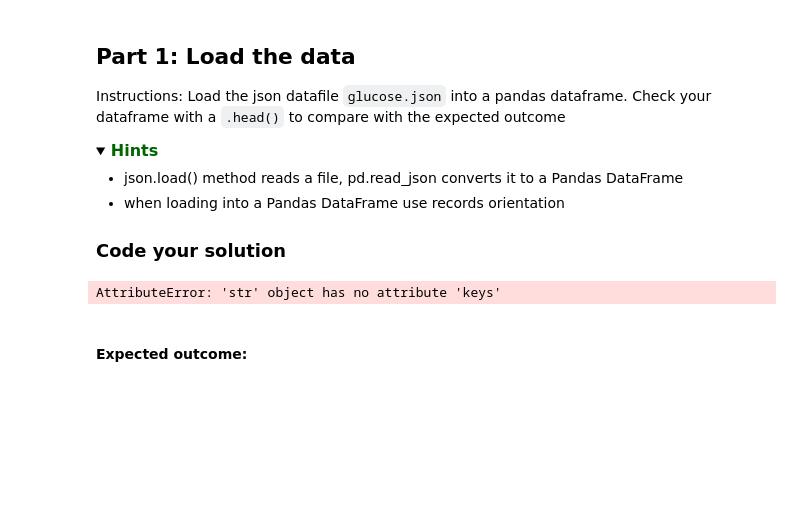
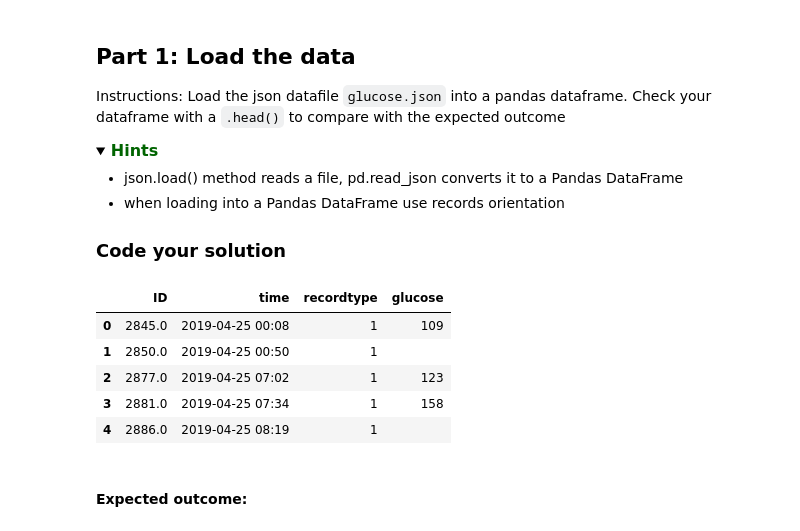
Before and after one commit to HendrikReitsma/DSLS, a Jupyter notebook: prog1/Assignment_week_02.ipynb, the cells around one changed output. Drawn from its saved outputs; the diff is of its cells as text; code cells hidden in the pictures; folded sections open; blank space fills up the shorter version.

```diff
--- a/prog1/Assignment_week_02.ipynb
+++ b/prog1/Assignment_week_02.ipynb
@@ -46,28 +46,38 @@ Instructions: Load the json datafile `glucose.json` into a pandas dataframe. Che
 # %%
 # CODE YOUR SOLUTION HERE
 import numpy as np
 import pandas as pd
-import bokeh
 import json
 
 
-f = open('data/glucose.json')
-data = json.load(f)
+with open('data/glucose.json') as f:
+    f = json.load(f)    #f is a string
+    data = pd.read_json(f)
+    # data = json.loads(f)    #data is a list
+    # data = json.loads(json.load(f))
 # print(data)
 # print(type(data))
 
-print(data.keys())
-a = data['ID'][0]
-print(a.keys())
+df = pd.DataFrame(data)
+df.head()
+
+# print(data[0].keys())
+# a = data['ID'][0]
+# print(a.keys())
 
 
 # f
 # data = json.load(f)
 # data
 # print(type(data))
 # print(data.keys())
 # %% [output]
-AttributeError: 'str' object has no attribute 'keys'
+|  | ID | time | recordtype | glucose |
+| 0 | 2845.0 | 2019-04-25 00:08 | 1 | 109 |
+| 1 | 2850.0 | 2019-04-25 00:50 | 1 |  |
+| 2 | 2877.0 | 2019-04-25 07:02 | 1 | 123 |
+| 3 | 2881.0 | 2019-04-25 07:34 | 1 | 158 |
+| 4 | 2886.0 | 2019-04-25 08:19 | 1 |  |
 # %% [markdown]
 #### Expected outcome:
 # %% [raw]
```
Also changed, not shown: parts of 8 cells of this notebook.
